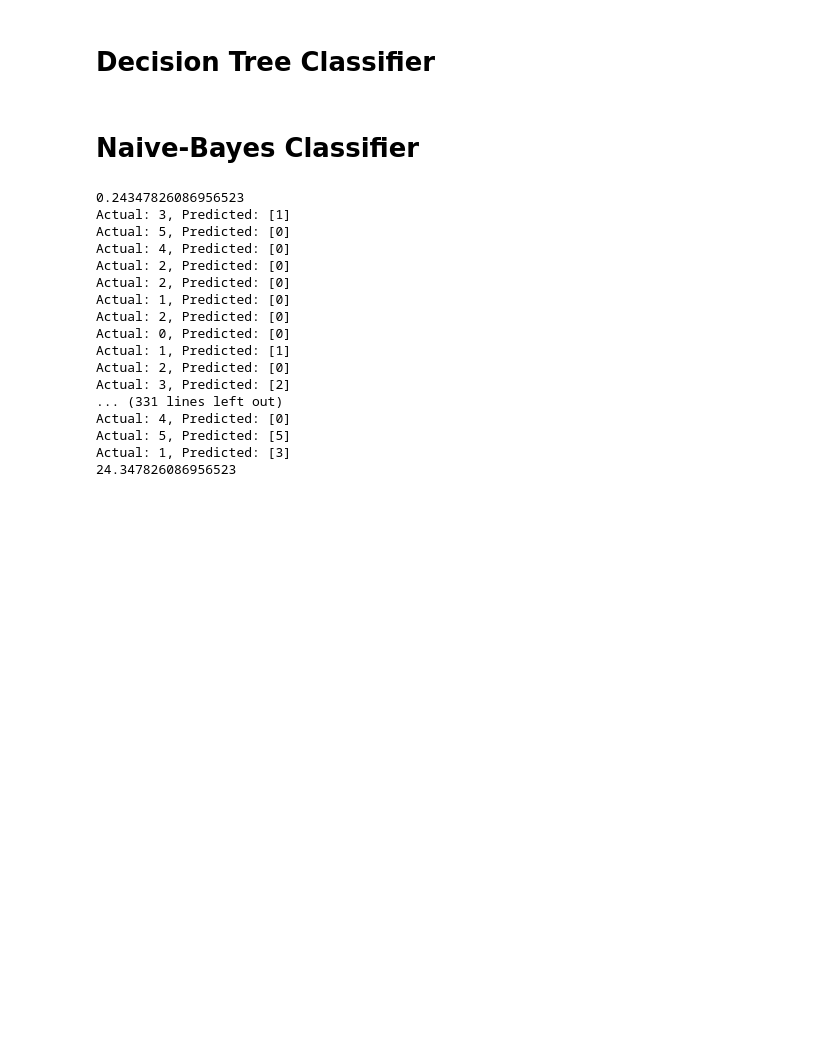
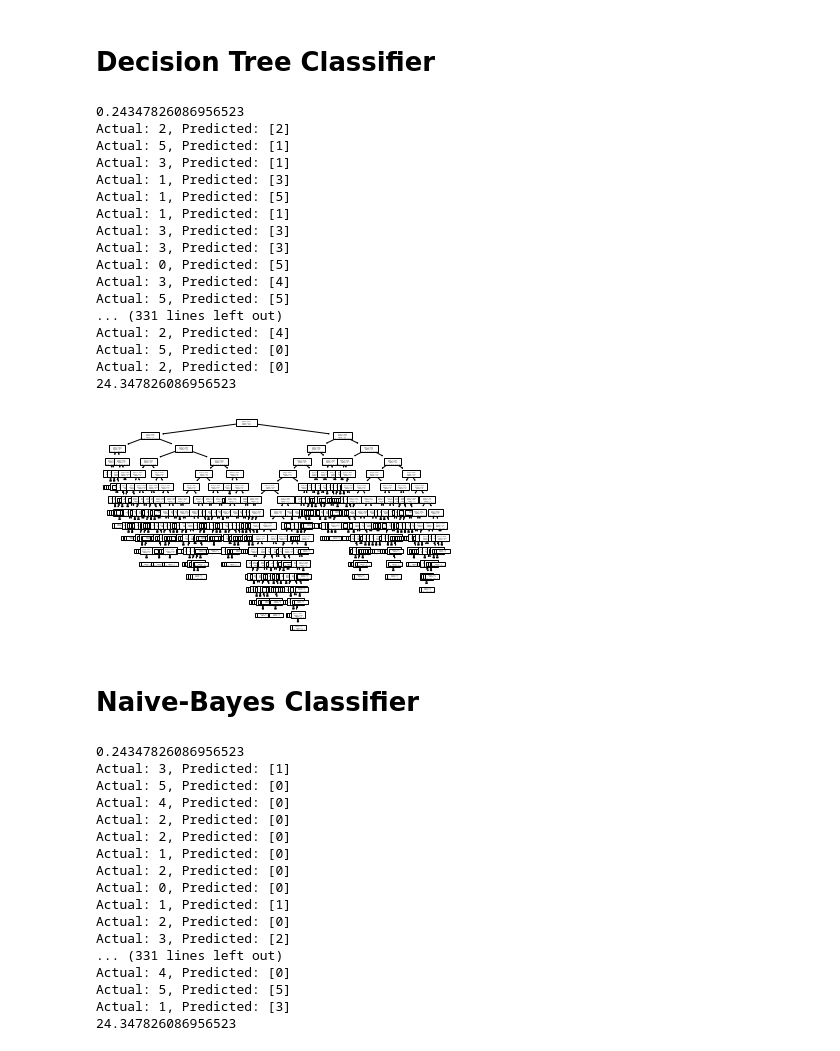
Before and after one commit to Prithvidhar/CSE4334_FinalProject, a Jupyter notebook: cse4334-mainproject.ipynb, the cells around one changed output. Cells and saved outputs as stored; diff of their text form; code cells hidden in the pictures; blank space fills up the shorter version.

```diff
--- a/cse4334-mainproject.ipynb
+++ b/cse4334-mainproject.ipynb
@@ -414,9 +449,18 @@ print(accuracy)
 # Decision Tree Classifier
 # %%
 %matplotlib inline
+'''
+RandomForest = 35%
+DecisionTree = 24%
+'''
 #22% for raw pixels
 # 30 % after convolutions
+# Adapted from https://scikit-learn.org/stable/modules/tree.html#tree
+from sklearn.datasets import load_iris
+from sklearn import tree
+import graphviz
 from sklearn.ensemble import RandomForestClassifier
+from sklearn.tree import DecisionTreeClassifier
 from matplotlib.pyplot import imshow
 import numpy as np
 import os
@@ -427,6 +471,7 @@ import torchvision
 import torch.nn as nn
 from torch.utils.data import DataLoader
 from torchvision.transforms import ToTensor
+parameters = {'criterion':('gini','entropy'), 'splitter':('best','random')}
 images = []
 validImages = []
 classes = []
@@ -472,34 +517,55 @@ for j in range(len(valid_data2)):
 
 #         i = cv2.imread(os.path.join(path,direc,file),cv2.COLOR_BGR2RGB)
 #         i = cv2.normalize(i,i)
 #         i = cv2.resize(i,(32,32))
 
 #         np.array(i)
 #         i = np.ndarray.flatten(i)
 
 #         i = np.ndarray.tolist(i)
 # #         print(np.shape(i))
 #         images.append(i)
 #         classes.append(direc)
 # print(images)
 # print(classes)
 # temp = list(zip(images,classes))
 # np.random.shuffle(temp)
 # images,classes = zip(*temp)
 # np.random.shuffle(images)
-clf = RandomForestClassifier()
+clf = DecisionTreeClassifier(criterion='entropy')
+grid = GridSearchCV(clf,parameters)
 clf.fit(images,labs)
+tree.plot_tree(clf)
 print(clf.score(validImages,validlabs))
 correct = 0
 total = 0
 for i in range(len(validlabs)):
     pred = clf.predict(np.array(validImages[i]).reshape(1,-1))
     if pred == validlabs[i]:
         correct +=1
     total += 1
     print('Actual: {0}, Predicted: {1}'.format(validlabs[i],pred))
 accuracy = (correct/total)*100
 print(accuracy)
+# %% [output]
+0.24347826086956523
+Actual: 2, Predicted: [2]
+Actual: 5, Predicted: [1]
+Actual: 3, Predicted: [1]
+Actual: 1, Predicted: [3]
+Actual: 1, Predicted: [5]
+Actual: 1, Predicted: [1]
+Actual: 3, Predicted: [3]
+Actual: 3, Predicted: [3]
+Actual: 0, Predicted: [5]
+Actual: 3, Predicted: [4]
+Actual: 5, Predicted: [5]
+... (331 lines left out)
+Actual: 2, Predicted: [4]
+Actual: 5, Predicted: [0]
+Actual: 2, Predicted: [0]
+24.347826086956523
+[figure, added]
 # %% [markdown]
 # Naive-Bayes Classifier
 # %%
```
Also changed, not shown: parts of 3 cells of this notebook.
